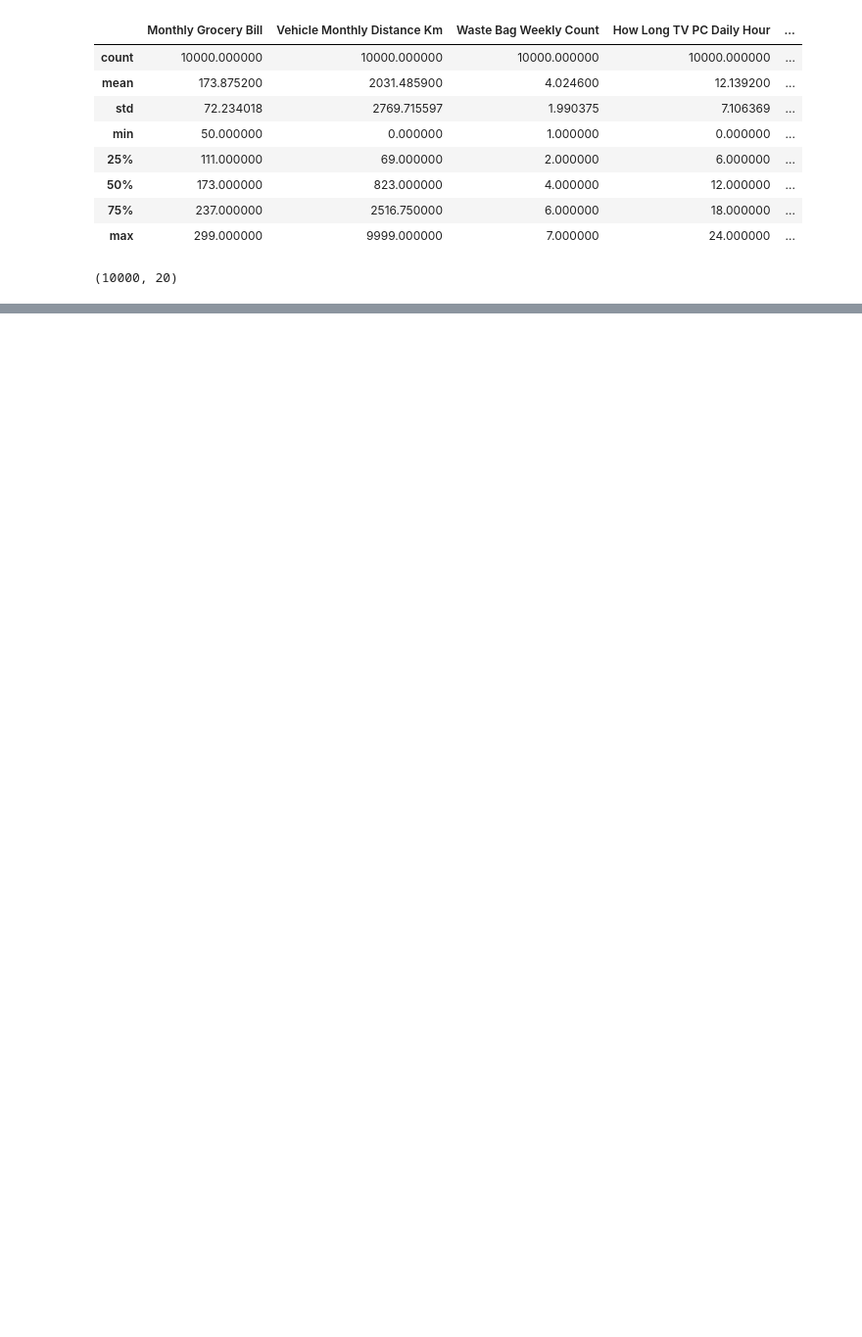
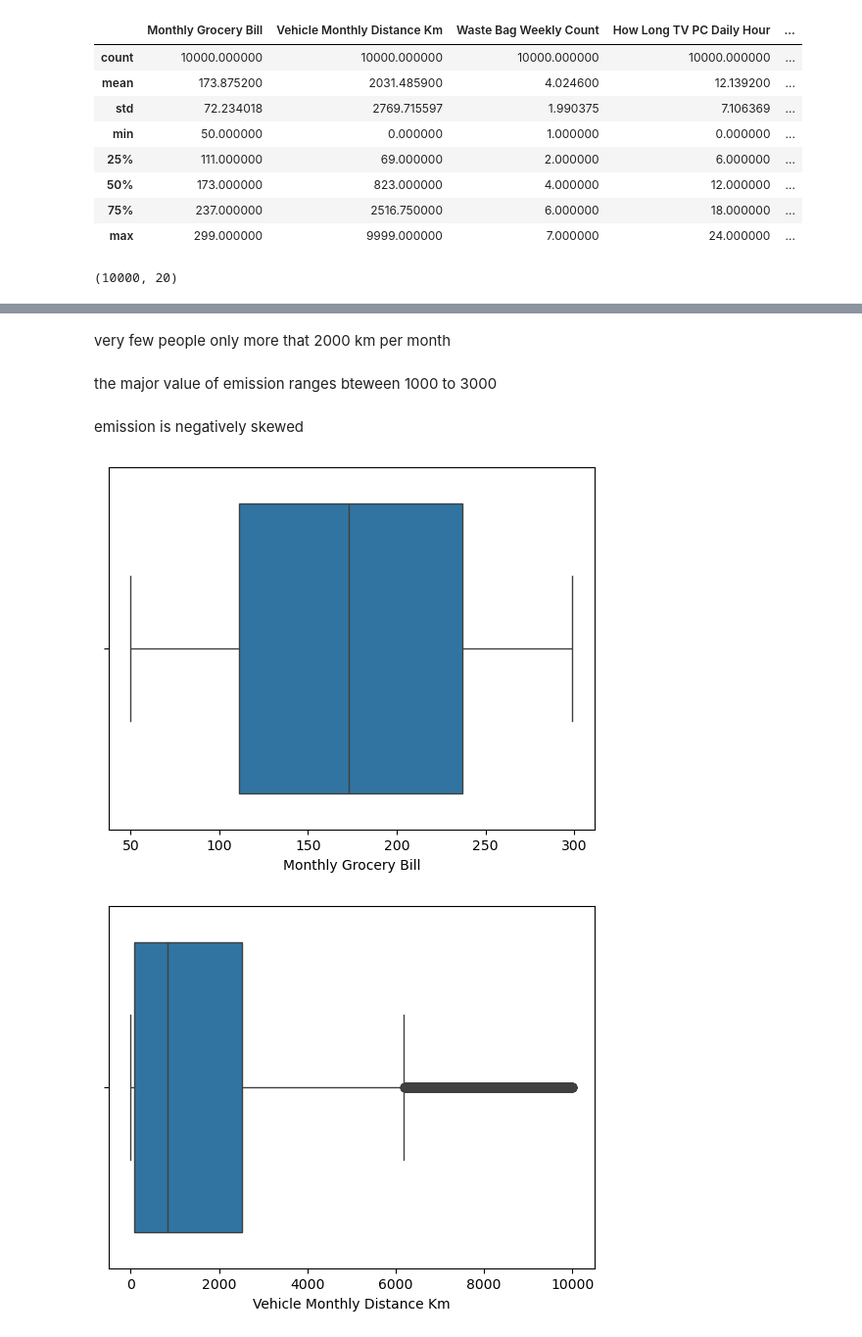
Before and after one commit to Kushagraashukla/Varaha---Personal-Carbon-Footprint-Modeling-System, a Jupyter notebook: carbonfootprint_predictor.ipynb, the cells around one changed output, grey strips where cells are left out. Shown at 98% size. Drawn from its saved outputs; the diff is of its cells as text; code cells hidden in the pictures; blank space fills up the shorter version.

```diff
--- a/carbonfootprint_predictor.ipynb
+++ b/carbonfootprint_predictor.ipynb
@@ -136,0 +190,13 @@ plt.hist(main_data['Monthly Grocery Bill'],bins=30,edgecolor='black',alpha=0.7)
+# %% [markdown]
+very few people only more that 2000 km per month
+# %% [markdown]
+the major value of emission ranges bteween 1000 to 3000
+# %% [markdown]
+emission is negatively skewed
+# %%
+for variable in num:
+    sns.boxplot(x=variable,data=main_data)
+    plt.show()
+# %% [output]
+[figure, added]
+[figure, added]
```
Also changed, not shown: parts of 50 cells of this notebook.
